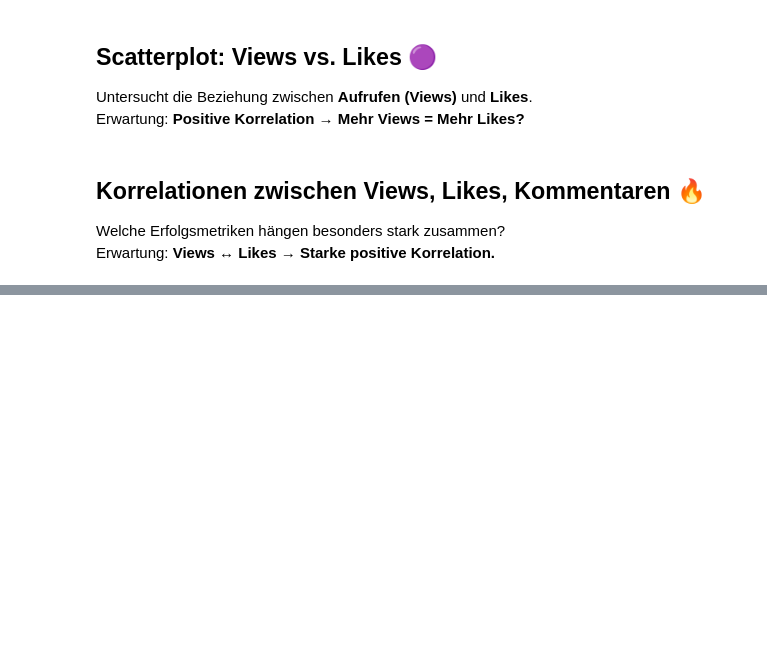
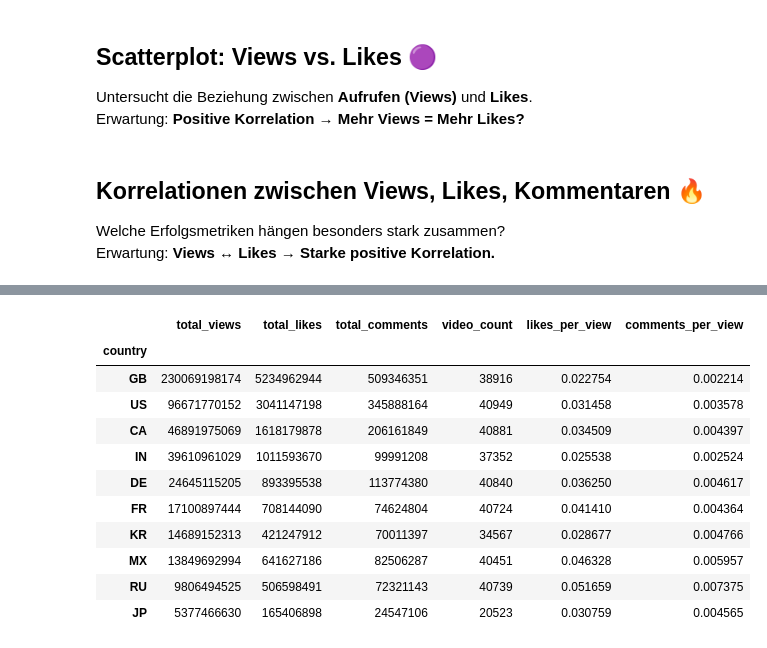
Before and after one commit to adflix/youtube-trending-analysis, a Jupyter notebook: notebooks/youtube_trending_analysis.ipynb, the cells around one changed output, grey strips where cells are left out. Saved outputs shown, nothing was run; the diff lists cells and outputs as text; code cells hidden in the pictures; blank space fills up the shorter version.

```diff
--- a/notebooks/youtube_trending_analysis.ipynb
+++ b/notebooks/youtube_trending_analysis.ipynb
@@ -413,0 +430,7 @@ plt.close()
+# %%
+import pandas as pd
+import os
+
+# Alle CSVs im data-Ordner finden
+csv_files = [f for f in os.listdir('../data') if f.endswith('.csv')]
+csv_files
@@ -413,0 +448,11 @@ plt.close()
+# %%
+# Dataframes einlesen und zusammenführen
+dfs = []
+for file in csv_files:
+    df_temp = pd.read_csv(f'../data/{file}', encoding='latin1')  # Encoding-Problem lösen
+    df_temp['country'] = file[:2]
+    dfs.append(df_temp)
+
+df_all = pd.concat(dfs, ignore_index=True)
+
+df_all.shape, df_all['country'].value_counts()
@@ -413,0 +479,27 @@ plt.close()
+# %%
+# Aggregation nach Ländern
+country_agg = df_all.groupby('country').agg(
+    total_views=('views', 'sum'),
+    total_likes=('likes', 'sum'),
+    total_comments=('comment_count', 'sum'),
+    video_count=('video_id', 'count')
+)
+
+# Likes pro View & Kommentare pro View berechnen
+country_agg['likes_per_view'] = country_agg['total_likes'] / country_agg['total_views']
+country_agg['comments_per_view'] = country_agg['total_comments'] / country_agg['total_views']
+
+country_agg.sort_values(by='total_views', ascending=False)
+# %% [output]
+|  | total_views | total_likes | total_comments | video_count | likes_per_view | comments_per_view |
+| country |  |  |  |  |  |  |
+| GB | 230069198174 | 5234962944 | 509346351 | 38916 | 0.022754 | 0.002214 |
+| US | 96671770152 | 3041147198 | 345888164 | 40949 | 0.031458 | 0.003578 |
+| CA | 46891975069 | 1618179878 | 206161849 | 40881 | 0.034509 | 0.004397 |
+| IN | 39610961029 | 1011593670 | 99991208 | 37352 | 0.025538 | 0.002524 |
+| DE | 24645115205 | 893395538 | 113774380 | 40840 | 0.036250 | 0.004617 |
+| FR | 17100897444 | 708144090 | 74624804 | 40724 | 0.041410 | 0.004364 |
+| KR | 14689152313 | 421247912 | 70011397 | 34567 | 0.028677 | 0.004766 |
+| MX | 13849692994 | 641627186 | 82506287 | 40451 | 0.046328 | 0.005957 |
+| RU | 9806494525 | 506598491 | 72321143 | 40739 | 0.051659 | 0.007375 |
+| JP | 5377466630 | 165406898 | 24547106 | 20523 | 0.030759 | 0.004565 |
```
Also changed, not shown: parts of 5 cells of this notebook.
